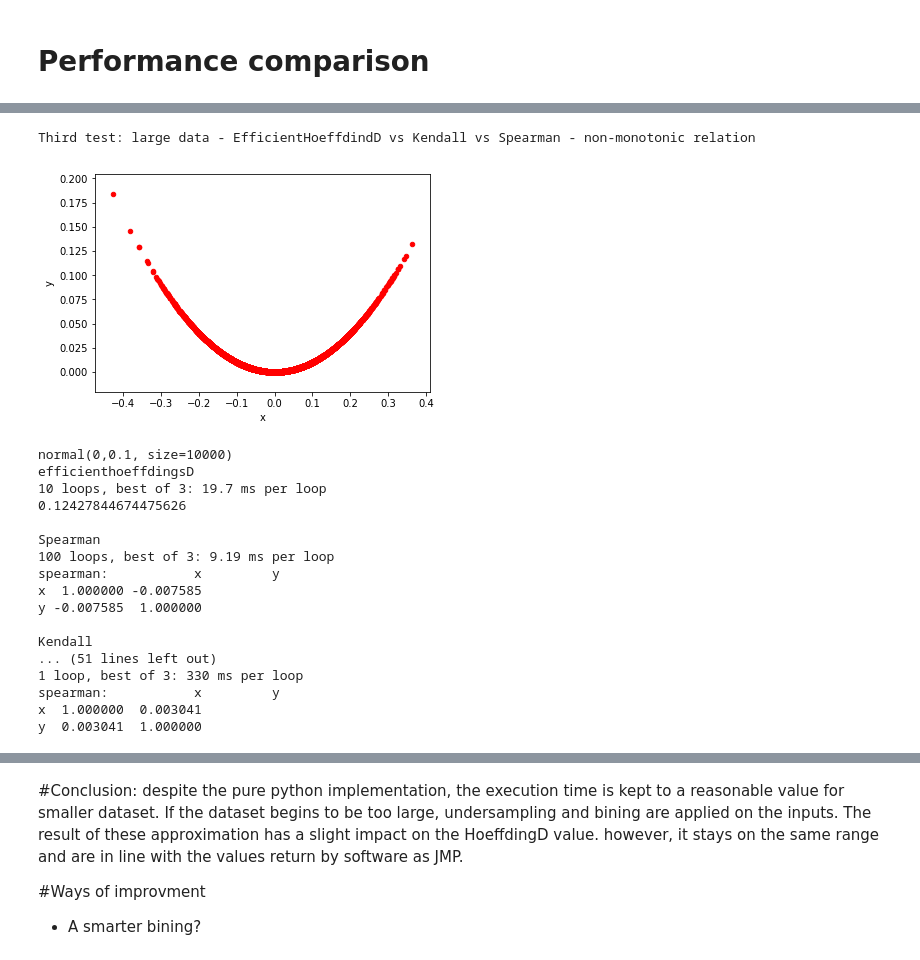
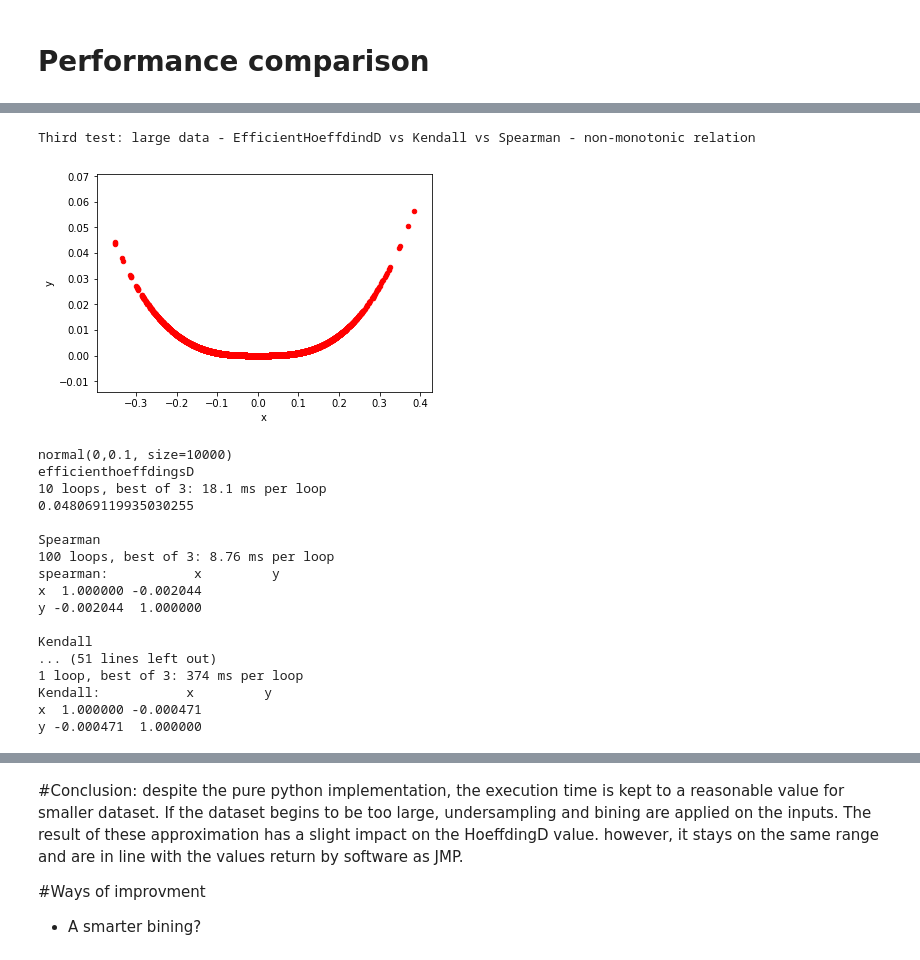
Before and after one commit to PaulVanDev/HoeffdingD, a Jupyter notebook: EfficientHoeffdingD.ipynb, the cells around one changed output, grey strips where cells are left out. Drawn from its saved outputs; the diff is of its cells as text; code cells hidden in the pictures.

```diff
--- a/EfficientHoeffdingD.ipynb
+++ b/EfficientHoeffdingD.ipynb
@@ -302,7 +339,7 @@ y  0.989356  1.000000
 print('Third test: large data - EfficientHoeffdindD vs Kendall vs Spearman - non-monotonic relation')
 
 x=np.random.normal(0,0.1, size=10000)
-y=x*x #(np.cos(6*x))
+y=abs(x*x*x) #(np.cos(6*x))
 df=pd.DataFrame(x,columns=['x'])
 df['y']=y
 
@@ -322,7 +359,7 @@ print('spearman:',df.corr('spearman'))
 print('')
 print('Kendall')
 %timeit df.corr('kendall')
-print('spearman:',df.corr('kendall'))
+print('Kendall:',df.corr('kendall'))
 
 x=np.random.normal(0,0.1, size=100000)
 y=x*x
@@ -342,7 +379,7 @@ print('spearman:',df.corr('spearman'))
 print('')
 print('Kendall')
 %timeit df.corr('kendall')
-print('spearman:',df.corr('kendall'))
+print('Kendall:',df.corr('kendall'))
 
 x=np.random.normal(0,0.1, size=1000000)
 y=x*x
@@ -356,53 +393,53 @@ print(efficienthoeffdingsD( x, y ))
 
 print('')
 print('Spearman')
 %timeit df.corr('spearman')
 print('spearman:',df.corr('spearman'))
 
 print('')
 print('Kendall')
 %timeit df.corr('kendall')
-print('spearman:',df.corr('kendall'))
+print('Kendall:',df.corr('kendall'))
 
 x=np.random.normal(0,0.1, size=1000000)
 y=x*x
 df=pd.DataFrame(x,columns=['x'])
 df['y']=y
 print('')
 print('normal(0,0.1, size=1000000)')
 print('efficienthoeffdingsD')
 %timeit efficienthoeffdingsD( x, y )
 print(efficienthoeffdingsD( x, y ))
 
 print('')
 print('Spearman')
 %timeit df.corr('spearman')
 print('spearman:',df.corr('spearman'))
 
 print('')
 print('Kendall')
 %timeit df.corr('kendall')
-print('spearman:',df.corr('kendall'))
+print('Kendall:',df.corr('kendall'))
 # %% [output]
 Third test: large data - EfficientHoeffdindD vs Kendall vs Spearman - non-monotonic relation
-[figure, old version]
+[figure, new version]
 normal(0,0.1, size=10000)
 efficienthoeffdingsD
-10 loops, best of 3: 19.7 ms per loop
-0.12427844674475626
+10 loops, best of 3: 18.1 ms per loop
+0.048069119935030255
 
 Spearman
-100 loops, best of 3: 9.19 ms per loop
+100 loops, best of 3: 8.76 ms per loop
 spearman:           x         y
-x  1.000000 -0.007585
-y -0.007585  1.000000
+x  1.000000 -0.002044
+y -0.002044  1.000000
 
 Kendall
 ... (51 lines left out)
-1 loop, best of 3: 330 ms per loop
-spearman:           x         y
-x  1.000000  0.003041
-y  0.003041  1.000000
+1 loop, best of 3: 374 ms per loop
+Kendall:           x         y
+x  1.000000 -0.000471
+y -0.000471  1.000000
 # %%
 #Fourth test: large data - EfficientHoeffdindD vs Kendall vs Spearman - another non-monotonic relation
 print('Fourth test: large data - EfficientHoeffdindD vs Kendall vs Spearman - another non-monotonic relation')
```
Also changed, not shown: parts of 6 cells of this notebook.
